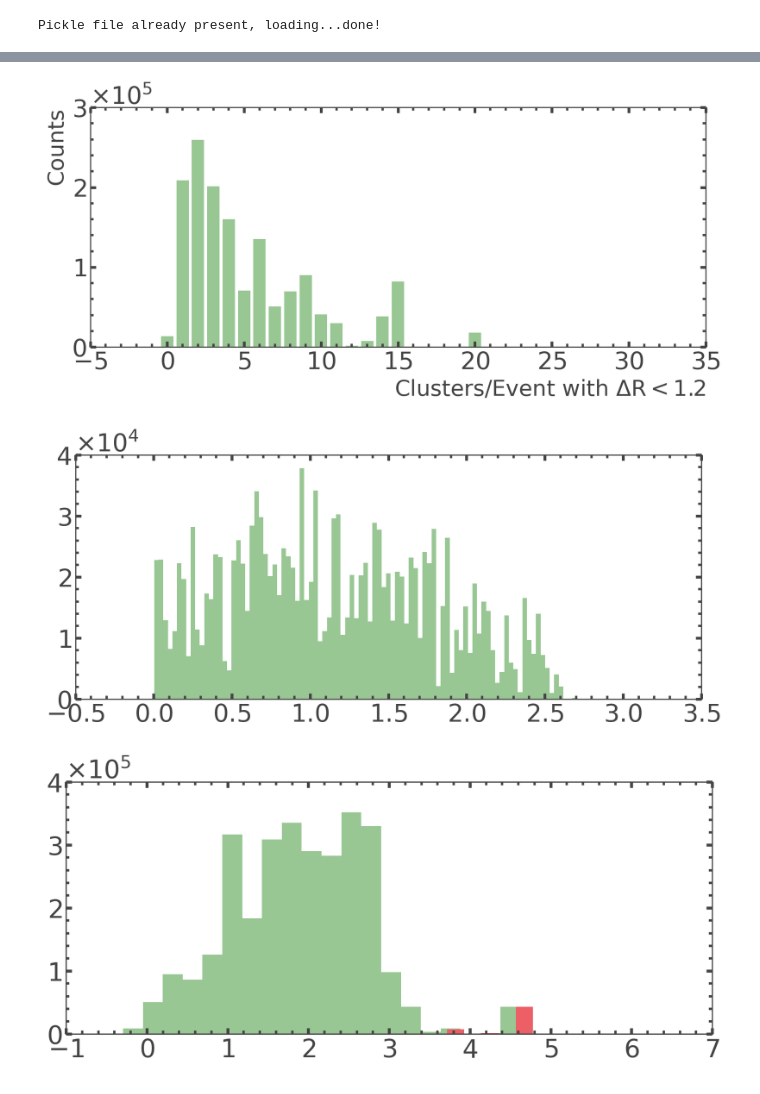
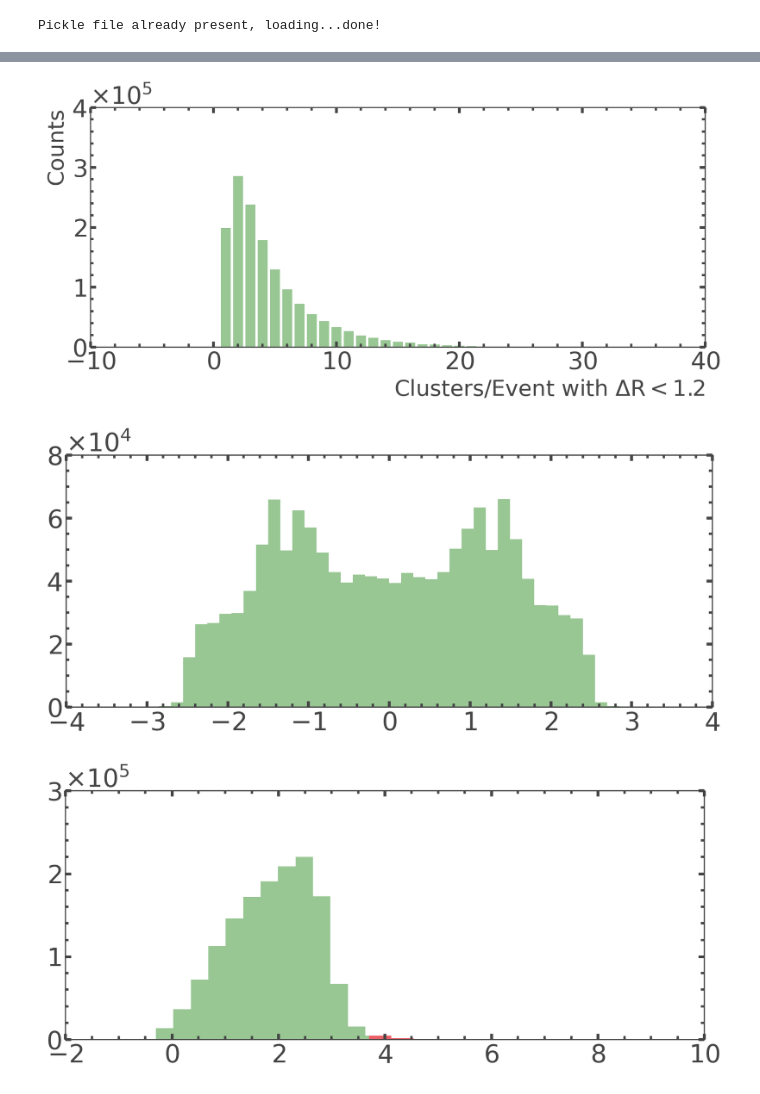
Before and after one commit to atlas-calo-ml/gn4pions_eastbay, a Jupyter notebook: data_exploration.ipynb, the cells around one changed output, grey strips where cells are left out. Drawn from its saved outputs; the diff is of its cells as text; code cells hidden in the pictures.

```diff
--- a/data_exploration.ipynb
+++ b/data_exploration.ipynb
@@ -28,7 +28,7 @@ ampl.set_color_cycle('Oceanic',10)
 # %%
 pion_dir = '/usr/workspace/hip/ML4Jets/regression_images/graphs.v01-45-gaa27bcb/onetrack_multicluster/pion_files/'
 pion_files = np.sort(glob.glob(pion_dir+"*.npy"))
-n_files = 100
+n_files = 50
 # %%
 def create_expanded_df(pion_dir, n_files):
 
@@ -229,15 +229,15 @@ pu.ampl.set_xlabel('Clusters/Event with $\Delta R < 1.2$', fontsize=20)
 pu.ampl.set_ylabel('Counts', fontsize=20)
 plt.show()
 # %% [output]
-[figure, old version]
+[figure, new version]
 # %%
 plt.figure(figsize=(10,4))
-plt.hist(np.abs(df_expanded.cluster_Eta), bins=100)
+plt.hist(df_expanded.cluster_Eta, bins=40)
 # pu.ampl.set_xlabel('Clusters/Event with $\Delta R < 1.2$', fontsize=20)
 # pu.ampl.set_ylabel('Counts', fontsize=20)
 plt.show()
 # %% [output]
-[figure, old version]
+[figure, new version]
 # %%
 plt.figure(figsize=(10,4))
 plt.hist(np.log10(df_expanded.trackPt.astype(np.float32)), bins=25)
@@ -246,7 +246,7 @@ plt.hist(np.log10(df_expanded.loc[df_expanded.trackPt>5000, 'trackPt'].astype(np
 # pu.ampl.set_ylabel('Counts', fontsize=20)
 plt.show()
 # %% [output]
-[figure, old version]
+[figure, new version]
 # %%
 plt.figure(figsize=(10,4))
 plt.hist(np.log10(df_expanded.cluster_E.astype(np.float32)), bins=25)
```
Also changed, not shown: parts of 9 cells of this notebook, 28 other files.
